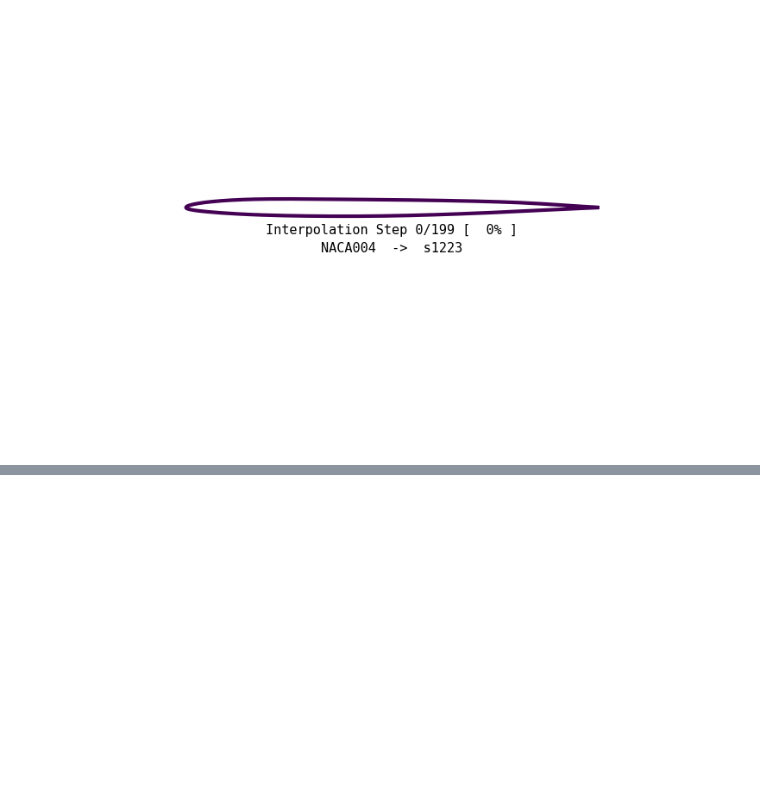
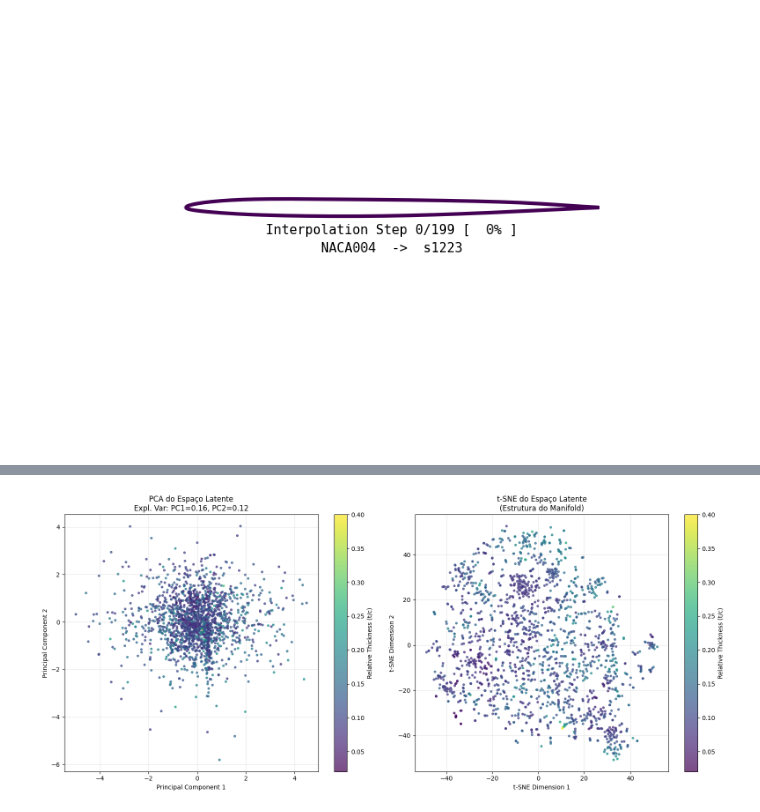
Before and after one commit to matsouto/AeroGen, a Jupyter notebook: notebook/validation/vae_validation.ipynb, the cells around one changed output, grey strips where cells are left out. Saved outputs shown, nothing was run; the diff lists cells and outputs as text; code cells hidden in the pictures; blank space fills up the shorter version.

```diff
--- a/notebook/validation/vae_validation.ipynb
+++ b/notebook/validation/vae_validation.ipynb
@@ -635,0 +641,91 @@ GIF saved to: latent_walk.gif
+# %%
+full_vectors = full_df["kulfan_parameters"].apply(
+  lambda p: np.concatenate([
+    p["upper_weights"],     # Upper
+    p["lower_weights"],     # Lower
+    [p["TE_thickness"]],    # TE
+    [p["leading_edge_weight"]] # LE
+    ], axis=0)).to_list()
+
+# Convert to Tensor (Physical Units)
+full_tensor_phys = tf.convert_to_tensor(full_vectors, dtype=tf.float32)
+full_weights_phys = full_tensor_phys[:, :24]
+full_params_phys = full_tensor_phys[:, 24:]
+
+# Normalize for Model Input
+full_normalized = scaler.transform(full_weights_phys, full_params_phys)
+# %%
+# ============================================================================
+# 1. PREPARAR DADOS
+# ============================================================================
+# Vamos usar o conjunto de validação para isso
+# Precisamos:
+# A) Vetores Latentes (z_mean) -> Onde o VAE posicionou cada perfil
+# B) Propriedades Físicas (Espessura) -> Para colorir o gráfico
+
+print("Extraindo vetores latentes...")
+# O encoder retorna (z_mean, z_log_var, z). Pegamos z_mean [0]
+z_mean, _, = vae.encoder(full_normalized)
+z_mean = z_mean.numpy()
+
+# Calcular Espessura Máxima para colorir (Meta-dado físico)
+# (Assumindo que val_full_norm são os dados normalizados do val_df)
+# Se você tiver a coluna de espessura no DataFrame original, use ela.
+# Caso contrário, calculamos rápido aqui:
+print("Calculando propriedades físicas para coloração...")
+thicknesses = []
+
+# Denormalizar para calcular física real
+w_phys, p_phys = vae.scaler.inverse_transform(full_normalized[:, :24], full_normalized[:, 24:])
+w_phys_t = tf.reshape(tf.convert_to_tensor(w_phys, dtype=tf.float32), [-1, 2, 12])
+p_phys_t = tf.convert_to_tensor(p_phys, dtype=tf.float32)
+coords_all = vae.decoder.cst_transform(w_phys_t, p_phys_t).numpy()
+
+for coords in coords_all:
+    # Espessura máx: max(Upper - Lower)
+    # Assumindo ordem correta dos pontos, ou calculando max(Y) - min(Y) aprox
+    t_max = np.max(coords[:, 1]) - np.min(coords[:, 1])
+    thicknesses.append(t_max)
+
+thicknesses = np.array(thicknesses)
+
+# ============================================================================
+# 2. PCA (Análise Global)
+# ============================================================================
+print("Calculando PCA...")
+pca = PCA(n_components=2)
+z_pca = pca.fit_transform(z_mean)
+explained_var = pca.explained_variance_ratio_
+
+# ============================================================================
+# 3. t-SNE (Análise Local/Manifold)
+# ============================================================================
+print("Calculando t-SNE (pode demorar um pouco)...")
+# Perplexity=30 é padrão. Se tiver muitos dados (>10k), aumente para 50.
+tsne = TSNE(n_components=2, perplexity=30, max_iter=1000, random_state=42)
+z_tsne = tsne.fit_transform(z_mean)
+
+# ============================================================================
+# 4. PLOTAGEM
+# ============================================================================
+fig, axes = plt.subplots(1, 2, figsize=(16, 7))
+
+# --- Plot PCA ---
+sc1 = axes[0].scatter(z_pca[:, 0], z_pca[:, 1], c=thicknesses, cmap='viridis', s=10, alpha=0.7)
+axes[0].set_title(f'PCA do Espaço Latente\nExpl. Var: PC1={explained_var[0]:.2f}, PC2={explained_var[1]:.2f}')
+axes[0].set_xlabel('Principal Component 1')
+axes[0].set_ylabel('Principal Component 2')
+plt.colorbar(sc1, ax=axes[0], label='Relative Thickness (t/c)')
+axes[0].grid(True, alpha=0.3)
+
+# --- Plot t-SNE ---
+sc2 = axes[1].scatter(z_tsne[:, 0], z_tsne[:, 1], c=thicknesses, cmap='viridis', s=10, alpha=0.7)
+axes[1].set_title('t-SNE do Espaço Latente\n(Estrutura do Manifold)')
+axes[1].set_xlabel('t-SNE Dimension 1')
+axes[1].set_ylabel('t-SNE Dimension 2')
+plt.colorbar(sc2, ax=axes[1], label='Relative Thickness (t/c)')
+axes[1].grid(True, alpha=0.3)
+
+plt.tight_layout()
+plt.show()
+# %% [output]
@@ -635,0 +736 @@ GIF saved to: latent_walk.gif
+[figure, added]
```
Also changed, not shown: parts of 5 cells of this notebook.
